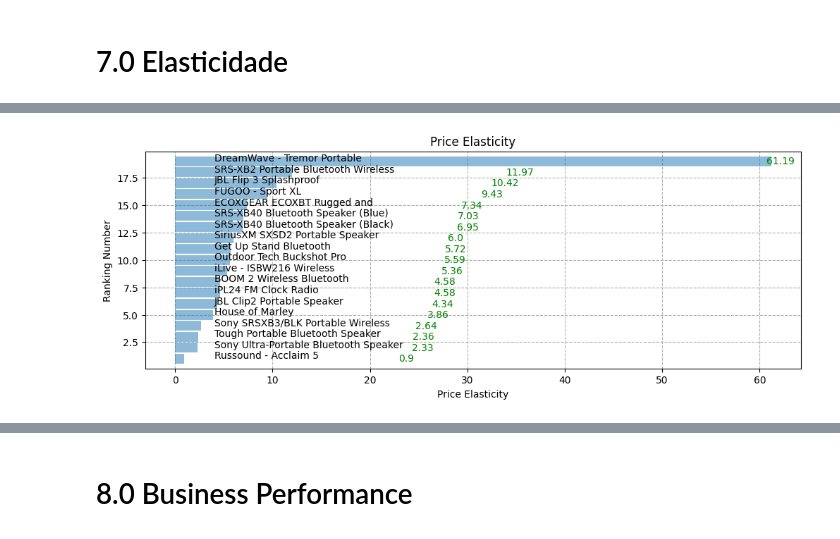
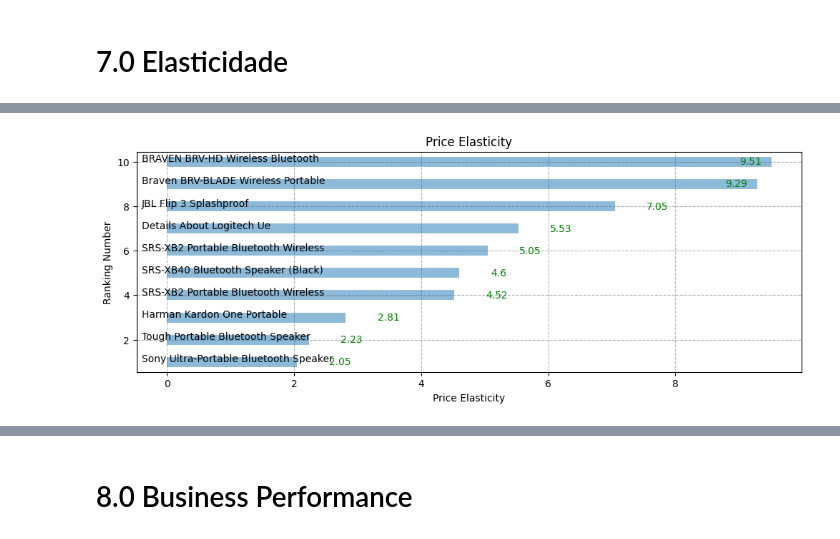
Before and after one commit to antonioorichard/elasticidade_dos_preco, a Jupyter notebook: notebook/pa06-apresentação.ipynb, the cells around one changed output, grey strips where cells are left out. Cells and saved outputs as stored; diff of their text form; code cells hidden in the pictures.

```diff
--- a/notebook/pa06-apresentação.ipynb
+++ b/notebook/pa06-apresentação.ipynb
@@ -1048,5 +1248,6 @@ dtype: int64
 # %%
 # A função round() do Python arredonda números de ponto flutuante para um número específico de casas decimais
-price_median = np.round( x_price.median(),2)
-x_price.fillna( price_median, inplace = True)
-x_price.head()
+
+#price_median = np.round( x_price.median(),2)
+#x_price.fillna( price_median, inplace = True)
+#x_price.head()
@@ -1303,10 +1534,13 @@ for column in x_price.columns[1:]:
     model     = sm.OLS(y_speaker, X_speaker)
     results   = model.fit()
 
-    if results.f_pvalue < 0.10:
+    if results.f_pvalue < 0.35:
         rsquared         = results.rsquared
         p_value          = results.f_pvalue
         intercept, slope = results.params
+# Nos cálculos a seguir de mean_price, e mean_quantity estarão poluídos
+        # com valores tando na média de preço quanto na quantidade intepretados como não vendido!
+        # O que irá distorcer ainda mais, não só devido aos NaN's e minha escolha de como corrigir!.
         mean_price       = np.mean(x_speaker)
         mean_quantity    = np.mean(y_speaker)
 
@@ -1480,36 +1715,36 @@ dfe['name'] = dfe['name'].apply(truncate_name)
 # %%
 
 
 dfe['ranking'] = dfe['price_elasticity'].rank(ascending=True).astype(int)
 dfe.reset_index(drop=True, inplace=True)
 
 plt.figure(figsize=(12, 4))
 plt.hlines(
     y=dfe["ranking"],
     xmin=0,
     xmax=dfe["price_elasticity"],
     alpha=0.5,
     linewidth=10,
 )
 for name, p in zip(dfe["name"], dfe["ranking"]):
-    plt.text(4, p, name)
+    plt.text(-0.4, p, name)
 
 for x, y, s in zip(dfe["price_elasticity"], dfe["ranking"], dfe["price_elasticity"]):
     plt.text(
-        x + 22 if ( x < 20)  else x - 0.5,  # Ajuste de posição horizontal
+        x + 0.5 if ( x < 9)  else x - 0.5,  # Ajuste de posição horizontal
         y,
         round(s, 2),
         horizontalalignment="left" if x >= 0 else "right",
         verticalalignment="center",
         fontdict={"color": "red" if x < 0 else "green", "size": 10},
     )
 
 plt.gca().set(ylabel="Ranking Number", xlabel="Price Elasticity")
 plt.title("Price Elasticity")
 plt.grid(linestyle="--")
 plt.show()
 # %% [output]
-[figure, old version]
+[figure, new version]
 # %%
 
 
```
Also changed, not shown: parts of 65 cells of this notebook, 2 other files.
